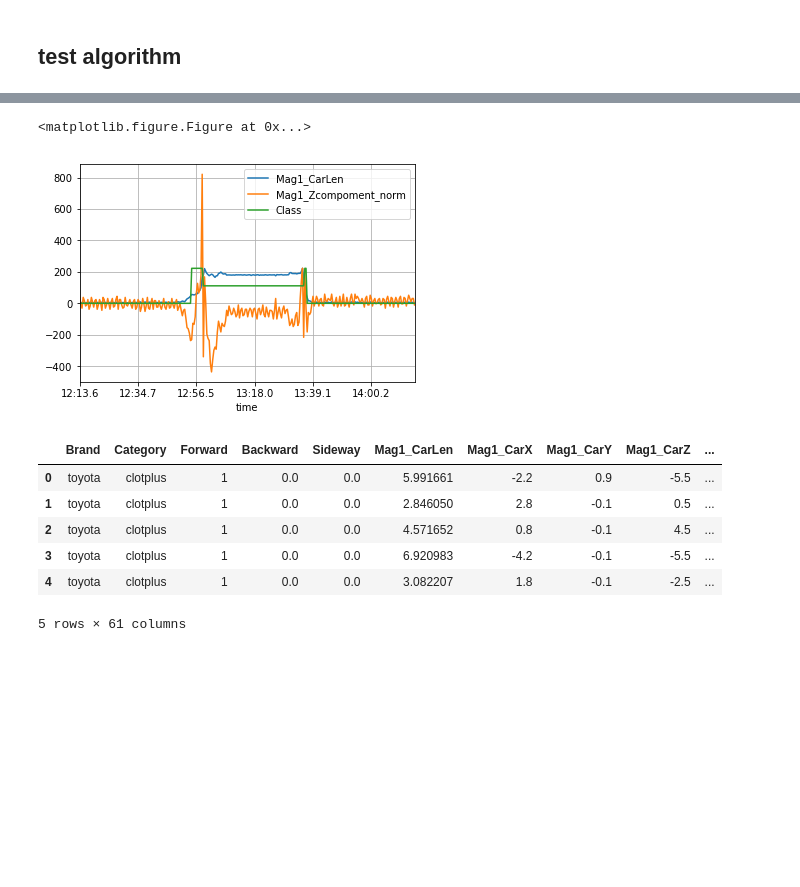
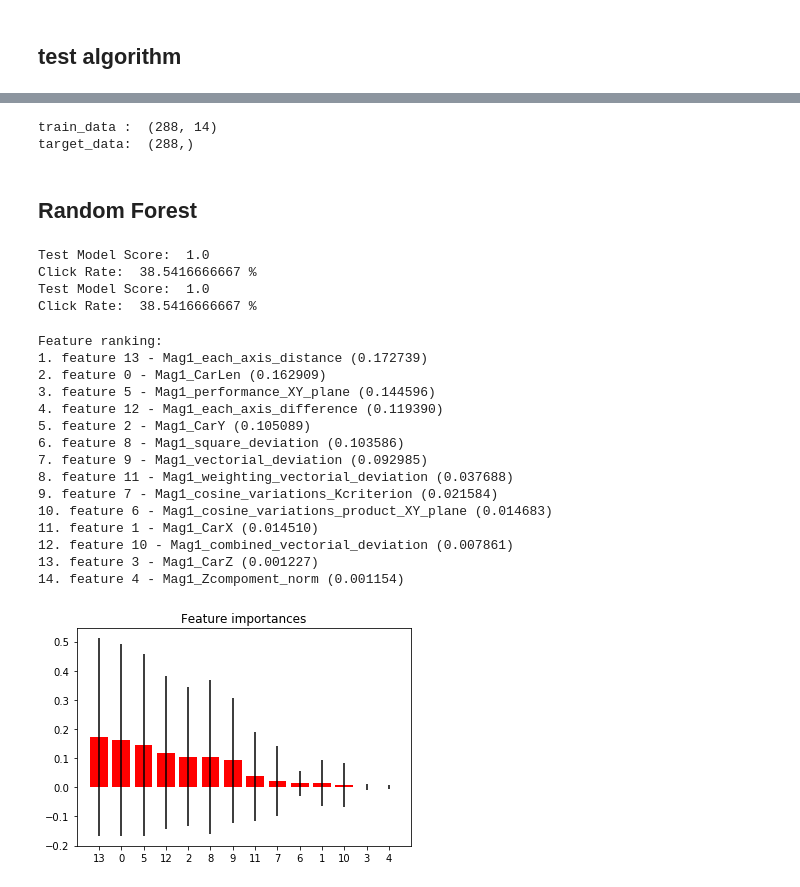
Before and after one commit to qwedsazxc78/ML_DL_Learning, a Jupyter notebook: Gemtek/Detection_Algorithm .ipynb, the cells around one changed output, grey strips where cells are left out. Cells and saved outputs as stored; diff of their text form; code cells hidden in the pictures; blank space fills up the shorter version.

```diff
--- a/Gemtek/Detection_Algorithm .ipynb
+++ b/Gemtek/Detection_Algorithm .ipynb
@@ -310,16 +331,11 @@ Detection.MagX_init
-# %%
-plt.figure();
-df.plot(x='time', y=['Mag1_CarLen','Mag1_Zcompoment_norm', 'Class'], grid = True);
-# %% [output]
-<matplotlib.figure.Figure at 0x...>
-[figure, removed]
-# %%
-df.head(5)
-# %% [output]
-|  | Brand | Category | Forward | Backward | Sideway | Mag1_CarLen | Mag1_CarX | Mag1_CarY | Mag1_CarZ | ... |
-| 0 | toyota | clotplus | 1 | 0.0 | 0.0 | 5.991661 | -2.2 | 0.9 | -5.5 | ... |
-| 1 | toyota | clotplus | 1 | 0.0 | 0.0 | 2.846050 | 2.8 | -0.1 | 0.5 | ... |
-| 2 | toyota | clotplus | 1 | 0.0 | 0.0 | 4.571652 | 0.8 | -0.1 | 4.5 | ... |
-| 3 | toyota | clotplus | 1 | 0.0 | 0.0 | 6.920983 | -4.2 | -0.1 | -5.5 | ... |
-| 4 | toyota | clotplus | 1 | 0.0 | 0.0 | 3.082207 | 1.8 | -0.1 | -2.5 | ... |
-5 rows × 61 columns
+# %%
+feature_list = list(df.columns[5:9]) + list(df.columns[-10:])
+train_data  = df[feature_list]
+target_data = df["Class_Target"]
+print("train_data : ", train_data.shape)
+print("target_data: ", target_data.shape)
+# %% [output]
+train_data :  (288, 14)
+target_data:  (288,)
+# %% [markdown]
+## Random Forest
@@ -325,0 +362,51 @@ df.head(5)
+# %%
+model_RandomForest  = set_Training_RandomForest(train_data, target_data)
+model_LogisticRegression = set_Training_LogisticRegression(train_data, target_data)
+# %% [output]
+Test Model Score:  1.0
+Click Rate:  38.5416666667 %
+Test Model Score:  1.0
+Click Rate:  38.5416666667 %
+# %%
+def get_FeatureImportance(model, featureName):
+    importances = model.feature_importances_
+    std = np.std([tree.feature_importances_ for tree in model.estimators_], axis=0)
+    indices = np.argsort(importances)[::-1]
+    print("Feature ranking:")
+    for f in range(len(featureName)):
+        print("%d. feature %d - %s (%f)" % (f + 1, indices[f], featureName[indices[f]], importances[indices[f]]))
+
+def get_FeatureImportance_Boxplot(model, featureName):
+    importances = model.feature_importances_
+    std = np.std([tree.feature_importances_ for tree in model.estimators_], axis=0)
+    indices = np.argsort(importances)[::-1]
+
+    featureLenght = len(featureName)
+    plt.figure()
+    plt.title("Feature importances")
+    plt.bar(range(featureLenght), importances[indices],
+           color="r", yerr=std[indices], align="center")
+    plt.xticks(range(featureLenght), indices)
+    plt.xlim([-1, featureLenght])
+    plt.show()
+
+
+get_FeatureImportance(model_RandomForest, feature_list)
+get_FeatureImportance_Boxplot(model_RandomForest, feature_list)
+# %% [output]
+Feature ranking:
+1. feature 13 - Mag1_each_axis_distance (0.172739)
+2. feature 0 - Mag1_CarLen (0.162909)
+3. feature 5 - Mag1_performance_XY_plane (0.144596)
+4. feature 12 - Mag1_each_axis_difference (0.119390)
+5. feature 2 - Mag1_CarY (0.105089)
+6. feature 8 - Mag1_square_deviation (0.103586)
+7. feature 9 - Mag1_vectorial_deviation (0.092985)
+8. feature 11 - Mag1_weighting_vectorial_deviation (0.037688)
+9. feature 7 - Mag1_cosine_variations_Kcriterion (0.021584)
+10. feature 6 - Mag1_cosine_variations_product_XY_plane (0.014683)
+11. feature 1 - Mag1_CarX (0.014510)
+12. feature 10 - Mag1_combined_vectorial_deviation (0.007861)
+13. feature 3 - Mag1_CarZ (0.001227)
+14. feature 4 - Mag1_Zcompoment_norm (0.001154)
+[figure, added]
```
Also changed, not shown: parts of 7 cells of this notebook, 3 other files.
